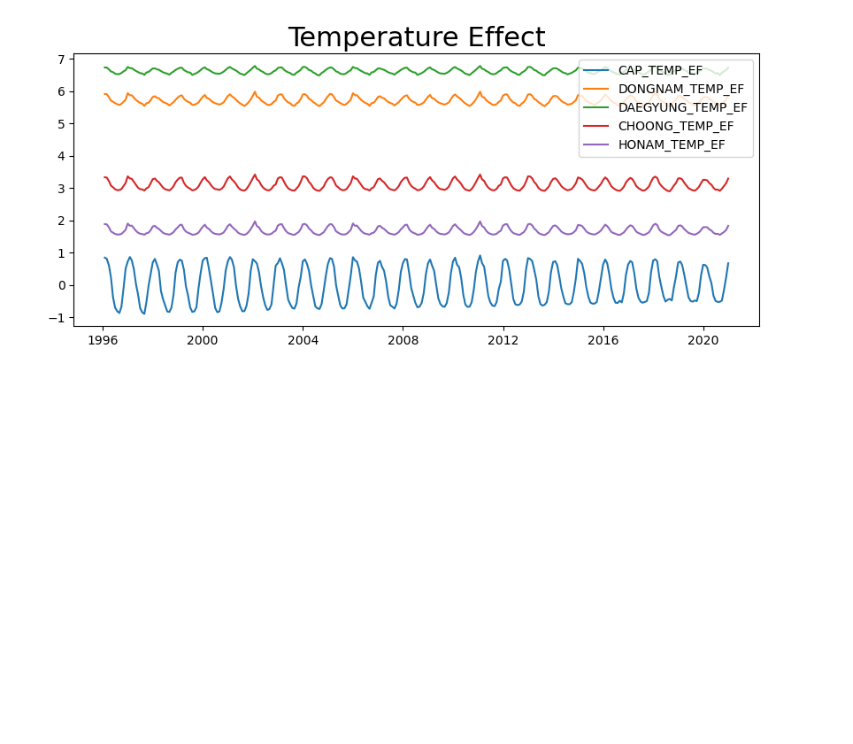
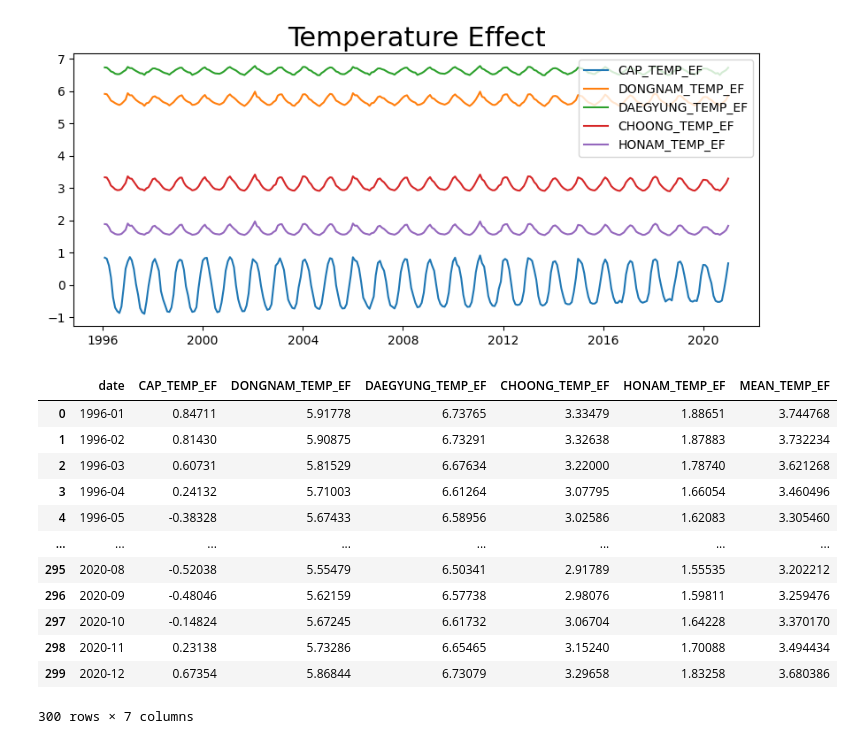
Before and after one commit to knu-tomato/bigstar-kogas, a Jupyter notebook: Preprocessing/jaewon/temp_effect_preprocessing.ipynb, the cells around one changed output. Saved outputs shown, nothing was run; the diff lists cells and outputs as text; code cells hidden in the pictures; blank space fills up the shorter version.

```diff
--- a/Preprocessing/jaewon/temp_effect_preprocessing.ipynb
+++ b/Preprocessing/jaewon/temp_effect_preprocessing.ipynb
@@ -141,0 +144,16 @@ plt.show()
+# %%
+df_sum
+# %% [output]
+|  | date | CAP_TEMP_EF | DONGNAM_TEMP_EF | DAEGYUNG_TEMP_EF | CHOONG_TEMP_EF | HONAM_TEMP_EF | MEAN_TEMP_EF |
+| 0 | 1996-01 | 0.84711 | 5.91778 | 6.73765 | 3.33479 | 1.88651 | 3.744768 |
+| 1 | 1996-02 | 0.81430 | 5.90875 | 6.73291 | 3.32638 | 1.87883 | 3.732234 |
+| 2 | 1996-03 | 0.60731 | 5.81529 | 6.67634 | 3.22000 | 1.78740 | 3.621268 |
+| 3 | 1996-04 | 0.24132 | 5.71003 | 6.61264 | 3.07795 | 1.66054 | 3.460496 |
+| 4 | 1996-05 | -0.38328 | 5.67433 | 6.58956 | 3.02586 | 1.62083 | 3.305460 |
+| ... | ... | ... | ... | ... | ... | ... | ... |
+| 295 | 2020-08 | -0.52038 | 5.55479 | 6.50341 | 2.91789 | 1.55535 | 3.202212 |
+| 296 | 2020-09 | -0.48046 | 5.62159 | 6.57738 | 2.98076 | 1.59811 | 3.259476 |
+| 297 | 2020-10 | -0.14824 | 5.67245 | 6.61732 | 3.06704 | 1.64228 | 3.370170 |
+| 298 | 2020-11 | 0.23138 | 5.73286 | 6.65465 | 3.15240 | 1.70088 | 3.494434 |
+| 299 | 2020-12 | 0.67354 | 5.86844 | 6.73079 | 3.29658 | 1.83258 | 3.680386 |
+300 rows × 7 columns
```
Also changed, not shown: parts of 2 cells of this notebook, 1 other file.
